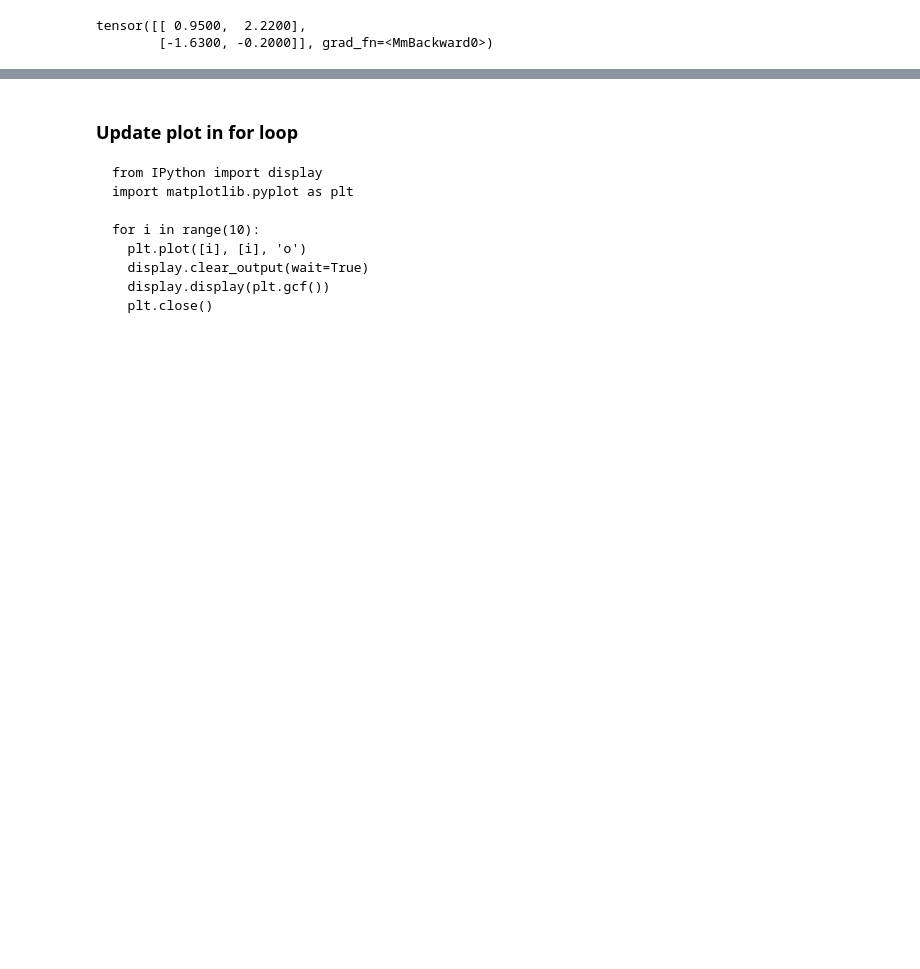
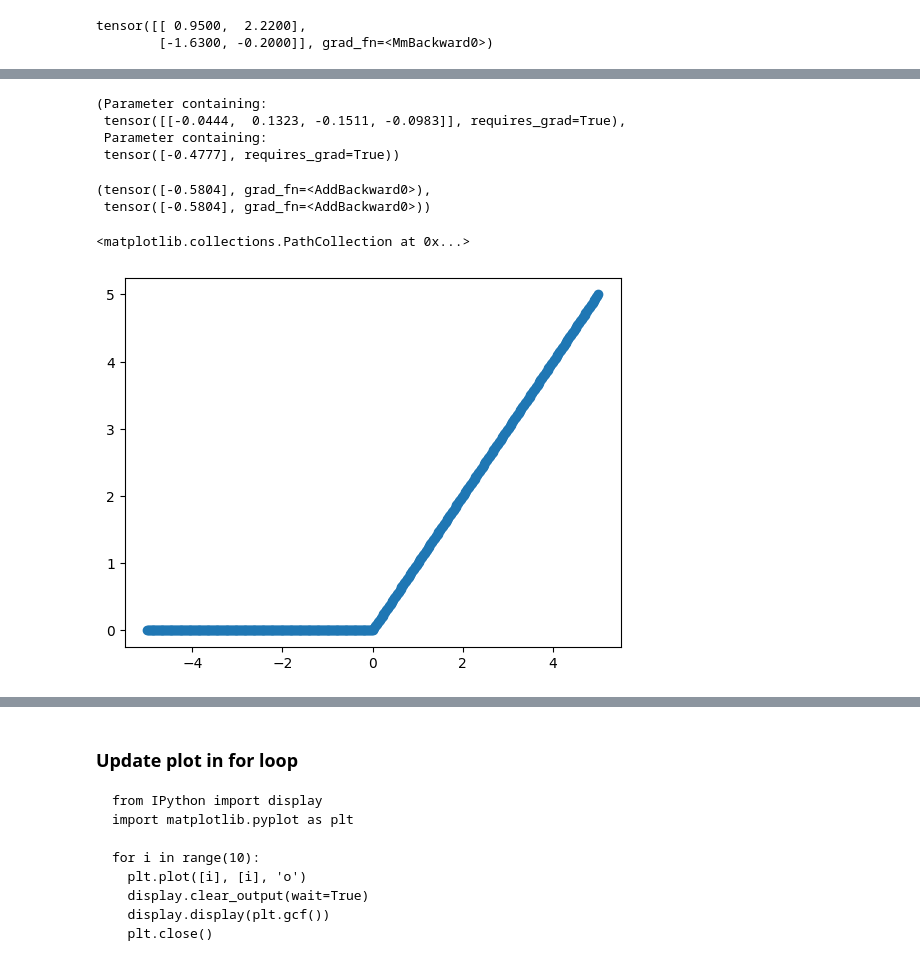
Before and after one commit to jdasam/mas1004, a Jupyter notebook: live_coding/2_function_approximation.ipynb, the cells around one changed output, grey strips where cells are left out. Saved outputs shown, nothing was run; the diff lists cells and outputs as text; code cells hidden in the pictures; blank space fills up the shorter version.

```diff
--- a/live_coding/2_function_approximation.ipynb
+++ b/live_coding/2_function_approximation.ipynb
@@ -473,0 +505,9 @@ tensor([[ 0.9500,  2.2200],
+# %%
+layer2.weight, layer2.bias
+
+# -0.0444 * neuron_0_output + 0.1323 & neuron_1_output + ... + (-0.4777)
+# %% [output]
+(Parameter containing:
+ tensor([[-0.0444,  0.1323, -0.1511, -0.0983]], requires_grad=True),
+ Parameter containing:
+ tensor([-0.4777], requires_grad=True))
@@ -473,0 +525,29 @@ tensor([[ 0.9500,  2.2200],
+# %%
+input_value = torch.tensor([-0.3])
+layer1_out = layer1(input_value)
+layer2_out = layer2(layer1_out)
+
+layer12_out = layer12(input_value)
+
+layer2_out, layer12_out
+
+# Without non-linearity, even though you stack several layers,
+# Those layers can be perfectly replaced by a single layer
+# %% [output]
+(tensor([-0.5804], grad_fn=<AddBackward0>),
+ tensor([-0.5804], grad_fn=<AddBackward0>))
+# %%
+# Let's give Non-linearity
+def relu(x):
+  if x > 0:
+    return x
+  else:
+    return 0
+
+relu(0.5), relu(-1)
+
+relu_out = [relu(x) for x in xs] # xs = [-5, -4.98, ...., 4.98, 5.00]
+plt.scatter(xs, relu_out)
+# %% [output]
+<matplotlib.collections.PathCollection at 0x...>
+[figure, added]
```
Also changed, not shown: parts of 10 cells of this notebook.
